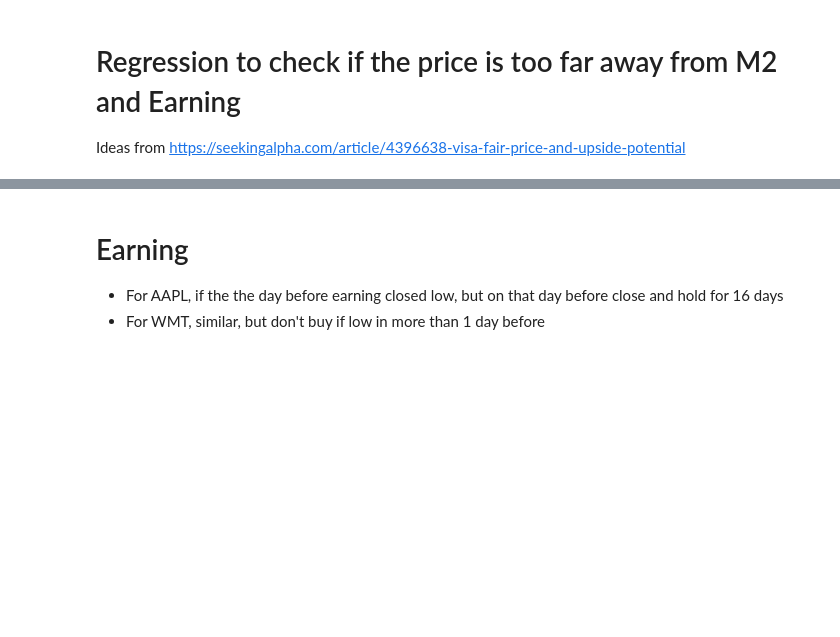
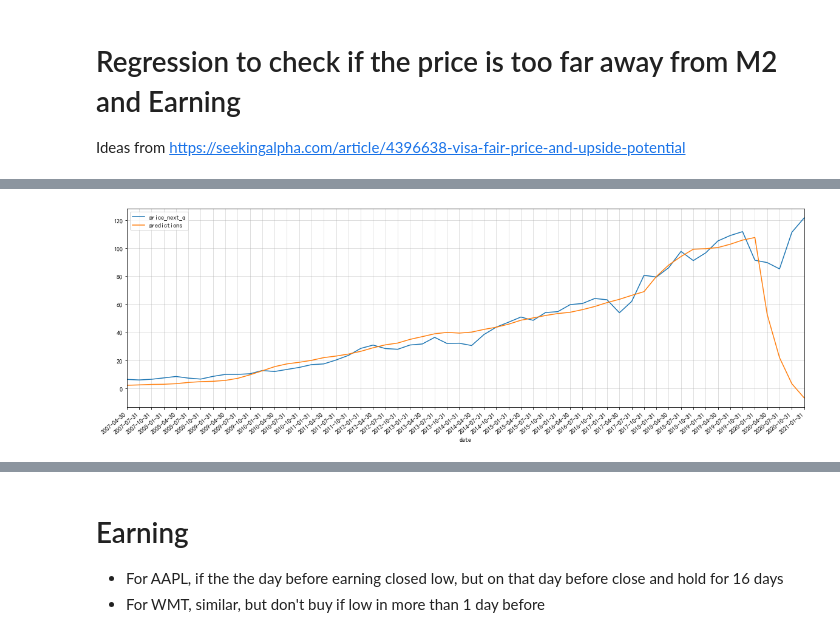
Before and after one commit to yuwei2341/stocks, a Jupyter notebook: Stock_MA.ipynb, the cells around one changed output, grey strips where cells are left out. Cells and saved outputs as stored; diff of their text form; code cells hidden in the pictures; blank space fills up the shorter version.

```diff
--- a/Stock_MA.ipynb
+++ b/Stock_MA.ipynb
@@ -214,11 +242,12 @@ a.axhline(1.0, c='darkblue')
 
 Ideas from https://seekingalpha.com/article/4396638-visa-fair-price-and-upside-potential
 # %%
-# From fred.stlouisfed.org
-m2_weekly = pd.read_csv('M2.csv')
-m2_weekly['DATE'] = pd.to_datetime(m2_weekly['DATE'])
-m2_weekly['dayofyear'] = m2_weekly['DATE'].dt.dayofyear
-m2_weekly['year'] = m2_weekly['DATE'].dt.year
+# old M2 From https://fred.stlouisfed.org/series/M2
+# new M2, weekly non season-adjusted - https://fred.stlouisfed.org/series/WM2NS
+m2_monthly = pd.read_csv('M2SL.csv')
+m2_monthly['DATE'] = pd.to_datetime(m2_monthly['DATE'])
+m2_monthly['dayofyear'] = m2_monthly['DATE'].dt.dayofyear
+m2_monthly['year'] = m2_monthly['DATE'].dt.year
 
 def flat_doy(x):
     if x <= 90:
@@ -230,9 +259,9 @@ def flat_doy(x):
     else:
         x = 365
     return x
-m2_weekly['flat_doy'] = m2_weekly['dayofyear'].apply(flat_doy)
+m2_monthly['flat_doy'] = m2_monthly['dayofyear'].apply(flat_doy)
 
-m2_quarterly = m2_weekly.groupby(['year', 'flat_doy'], as_index=False)['M2'].mean()
-m2_quarterly = m2_quarterly[m2_quarterly.year.between(1981, 2020)]
+m2_quarterly = m2_monthly.groupby(['year', 'flat_doy'], as_index=False)['M2SL'].mean()
+m2_quarterly = m2_quarterly[m2_quarterly.year >= 1981]
 # %%
 def get_stock_price(stock_symbol):
@@ -311,0 +326,64 @@ strong multicollinearity or other numerical problems.
+# %%
+tgt_p = []
+# %%
+all_stocks = [
+    'ROST',
+#     'AEP',
+#     'BIDU',
+#     'BABA','CMCSA','EXPE','FB', 'GOOG','KO','NFLX','OHI',
+#     'COST', 'WMT', 'AMZN', 'MCD', 'SBUX',
+#     'EA',
+#     'PG','AAPL','DIS','EDU','HPQ','LUV','MSFT','ROST','TSLA',
+#     'TMO',
+#     'BABA',
+#     'TCEHY',
+]
+
+
+# eps_last_q of some stocks is not accurate
+for stock_symbol in all_stocks:
+    df = get_stock_price(stock_symbol)
+
+    eps_last_q = 0.23 # ROST # AEP # 16 # TMO # 2.5 # ABT  #6.30  # MCD # 41 # AMZN
+
+    # Change values manually for corrected ER
+    if eps_last_q:
+        df.iloc[-2, 1] = eps_last_q
+        print('Overwrite last quarter ttm_net_eps !!!!!!!!!!!!!')
+
+    # The first row doesn't have prev quarter earning.
+    # The last row is the day when data is pulled
+    df = df.iloc[1:-1, :]
+    # print(df.tail())
+
+    feature_name = [
+        'ttm_net_eps',
+        'm2',
+    #     'ttm_net_eps_norm'
+    #     'ttm_net_eps_delta',
+    #     'pe_ratio',
+    ]
+    # Use growth rate only if all earnings are positive
+    if all(df['ttm_net_eps'] > 0):
+        feature_name.append('ttm_net_eps_delta_frac')
+
+    y_list = ['price_next_q', 'stock_price']
+    y_name = y_list[0]
+
+    # Remove 2020 when training models
+    df_train = df[df.year < 2020]
+    X = sm.add_constant(df_train[feature_name].values)
+    y = df_train[y_name].values
+    model = sm.OLS(y, X).fit()
+
+    X_pred = sm.add_constant(df[feature_name].values)
+    df['predictions'] = model.predict(X_pred)
+
+    print(model.summary())
+    print(f"""Adj. R^2: {model.rsquared_adj:.2}  P-values: {[round(i, 3) for i in model.pvalues[1:]]}
+    """)
+
+    tgt_p.append((stock_symbol, df['price_next_q'].values[-1].round(), df['predictions'].values[-1].round()))
+    # The last row for price_next_q is the CURRENT PRICE
+    plot_predictions(df, y_name)
+# %% [output]
@@ -311,0 +407 @@ strong multicollinearity or other numerical problems.
+[figure, added]
```
Also changed, not shown: parts of 29 cells of this notebook, 3 other files.
